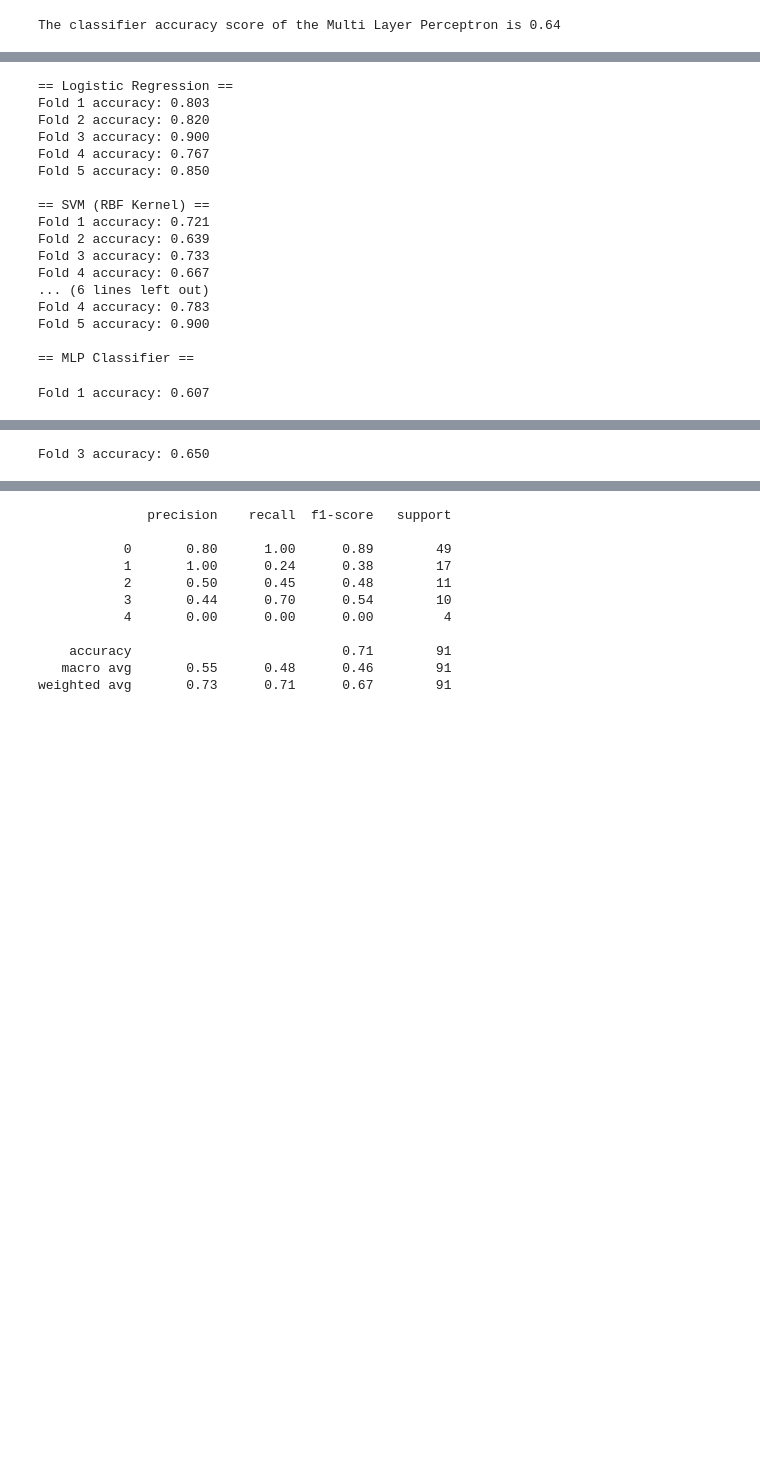
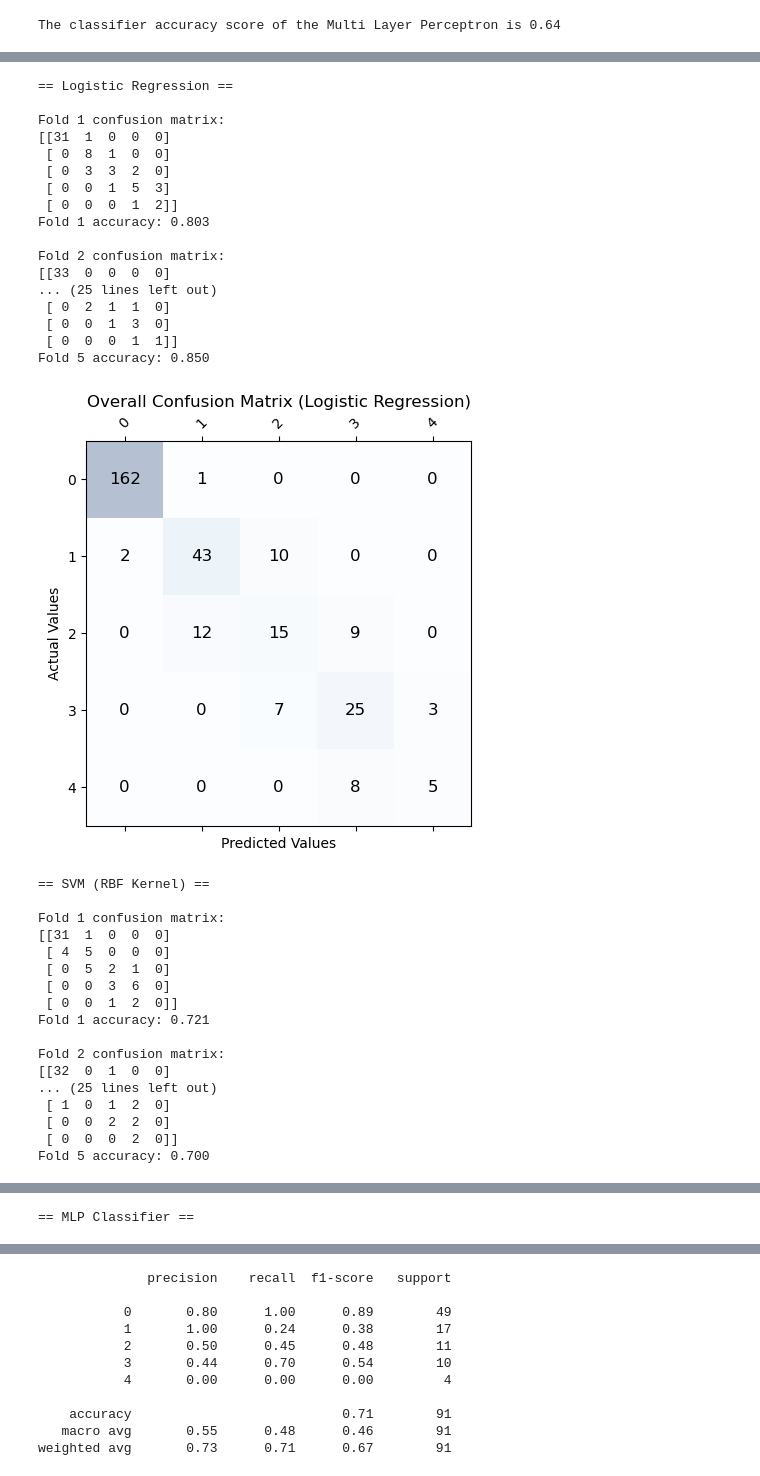
Before and after one commit to glacial-drm/Supervised-Learners, a Jupyter notebook: CW1/cw1-classification.ipynb, the cells around one changed output, grey strips where cells are left out. Cells and saved outputs as stored; diff of their text form; code cells hidden in the pictures; blank space fills up the shorter version.

```diff
--- a/CW1/cw1-classification.ipynb
+++ b/CW1/cw1-classification.ipynb
@@ -506,7 +506,7 @@ from sklearn.svm import SVC
 n_folds = 5
 models_old = {svm_clf, log_reg, tree_classifier, mlp_classifier}
 for model in models_old:
-    scores = cross_val_score(model, df_encoded, y, cv=5)
+    scores = cross_val_score(model, df_encoded_scaled, y, cv=5)
     print(scores)
     avg = (100 * np.mean(scores), 100 * np.std(scores)/np.sqrt(scores.shape[0]))
     print("Average score and standard deviation: (%.2f +- %.3f)%%" %avg)
@@ -523,40 +529,78 @@ models = {
 # %%
 kf = KFold(n_splits=5, shuffle=True, random_state=42)
 
 for name, model in models.items():
     print(f"\n== {name} ==")
     y_true_all, y_prob_all = [], []
+
+    fold = 1
+    # Initialize confusion matrix sum
+    cm_total = np.zeros((5,5), dtype=int)
 
     for fold, (train_index, test_index) in enumerate(kf.split(df_encoded_scaled, y), 1):
         X_train, X_test = df_encoded_scaled.iloc[train_index], df_encoded_scaled.iloc[test_index]
         y_train, y_test = y.iloc[train_index], y.iloc[test_index]
 
         model.fit(X_train, y_train)
         y_pred = model.predict(X_test)
         y_prob = model.predict_proba(X_test)[:, 1]  # For ROC curves
 
-
-        # Collect for ROC plotting
-        y_true_all.extend(y_test)
-        y_prob_all.extend(y_prob)
+        # Confusion matrix for this fold
+        cm_fold = confusion_matrix(y_test, y_pred, labels=[0,1,2,3,4])
+        cm_total += cm_fold  # accumulate for overall view
+        print(f"\nFold {fold} confusion matrix:\n{cm_fold}")
 
         print(f"Fold {fold} accuracy: {accuracy_score(y_test, y_pred):.3f}")
+
+        fold += 1
+
+    # Plot overall confusion matrix
+    fig, ax = plt.subplots(figsize=(5,5))
+    ax.matshow(cm_total, cmap=plt.cm.Blues, alpha=0.3)
+    for i in range(cm_total.shape[0]):
+        for j in range(cm_total.shape[1]):
+            ax.text(x=j, y=i, s=cm_total[i, j], va='center', ha='center', fontsize=12)
+    classes = ["0", "1", "2", "3", "4"]
+    tick_marks = np.arange(len(classes))
+    plt.xticks(tick_marks, classes, rotation=45)
+    plt.yticks(tick_marks, classes)
+    plt.xlabel('Predicted Values')
+    plt.ylabel('Actual Values')
+    plt.title(f'Overall Confusion Matrix ({name})')
+    plt.show()
 # %% [output]
 == Logistic Regression ==
+
+Fold 1 confusion matrix:
+[[31  1  0  0  0]
+ [ 0  8  1  0  0]
+ [ 0  3  3  2  0]
+ [ 0  0  1  5  3]
+ [ 0  0  0  1  2]]
 Fold 1 accuracy: 0.803
-Fold 2 accuracy: 0.820
-Fold 3 accuracy: 0.900
-Fold 4 accuracy: 0.767
+
+Fold 2 confusion matrix:
+[[33  0  0  0  0]
+... (25 lines left out)
+ [ 0  2  1  1  0]
+ [ 0  0  1  3  0]
+ [ 0  0  0  1  1]]
 Fold 5 accuracy: 0.850
-
-== SVM (RBF Kernel) ==
-Fold 1 accuracy: 0.721
-Fold 2 accuracy: 0.639
-Fold 3 accuracy: 0.733
-Fold 4 accuracy: 0.667
-... (6 lines left out)
-Fold 4 accuracy: 0.783
-Fold 5 accuracy: 0.900
-
-== MLP Classifier ==
+[figure, added]
-Fold 1 accuracy: 0.607
+== SVM (RBF Kernel) ==
+
+Fold 1 confusion matrix:
+[[31  1  0  0  0]
+ [ 4  5  0  0  0]
+ [ 0  5  2  1  0]
+ [ 0  0  3  6  0]
+ [ 0  0  1  2  0]]
+Fold 1 accuracy: 0.721
+
+Fold 2 confusion matrix:
+[[32  0  1  0  0]
+... (25 lines left out)
+ [ 1  0  1  2  0]
+ [ 0  0  2  2  0]
+ [ 0  0  0  2  0]]
+Fold 5 accuracy: 0.700
@@ -564 +626 @@ Fold 2 accuracy: 0.639
-Fold 3 accuracy: 0.650
+== MLP Classifier ==
```
Also changed, not shown: parts of 3 cells of this notebook.
